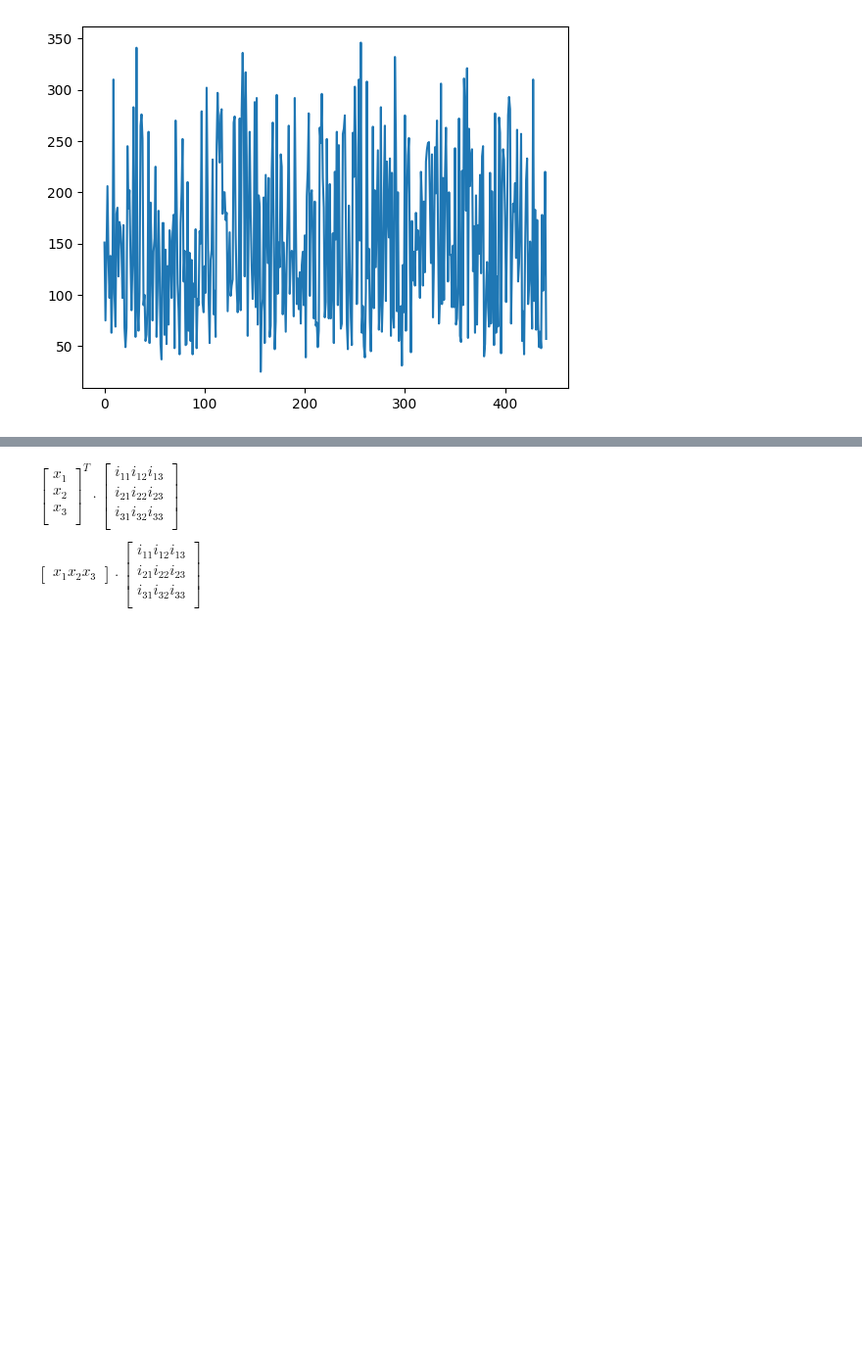
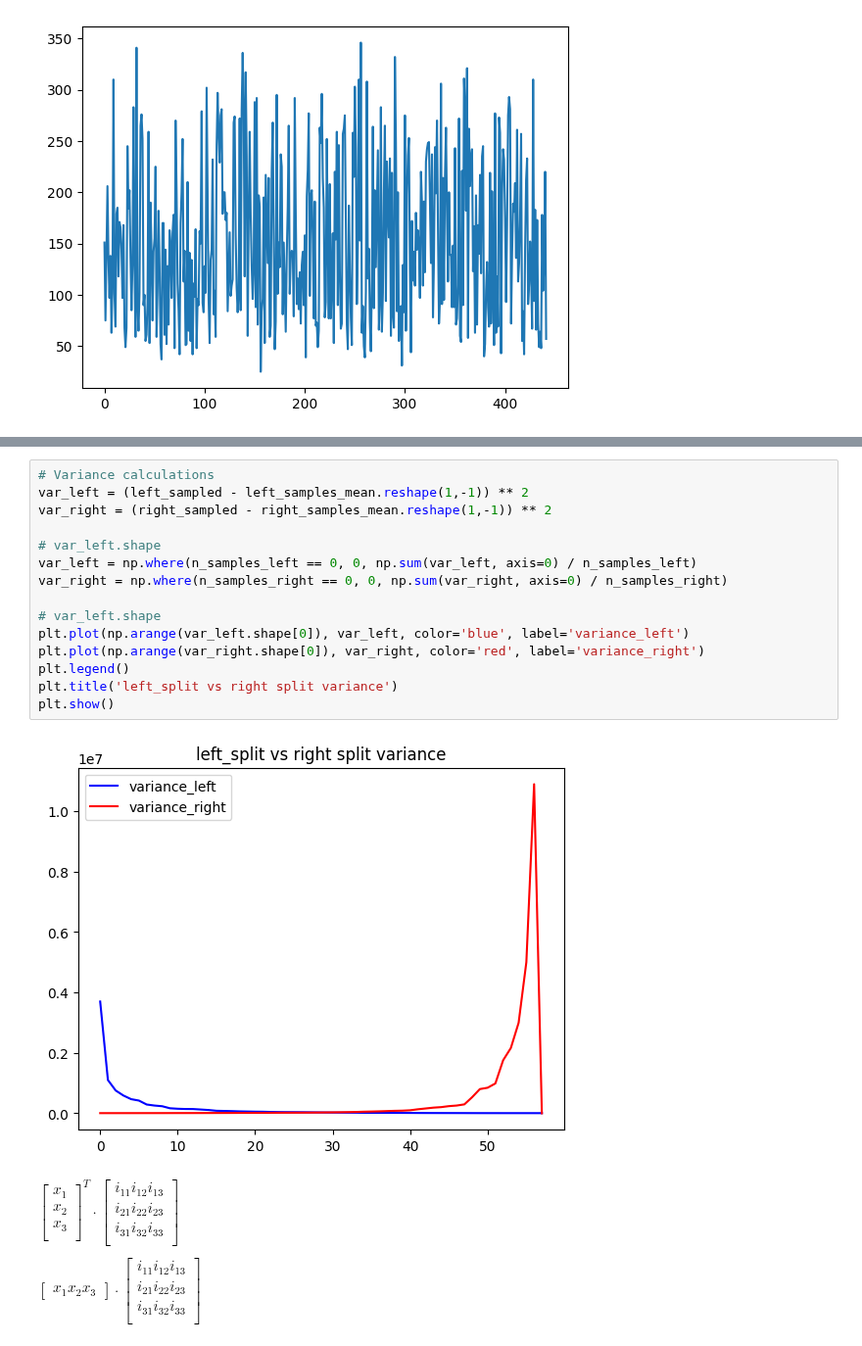
Before and after one commit to jumzzz/prob-ml, a Jupyter notebook: ch18/decision_trees/implementation/01-impl-split-sampler.ipynb, the cells around one changed output, grey strips where cells are left out. Shown at 98% size. Cells and saved outputs as stored; diff of their text form; blank space fills up the shorter version.

Commit message:
vectorized variance calculations

```diff
--- a/ch18/decision_trees/implementation/01-impl-split-sampler.ipynb
+++ b/ch18/decision_trees/implementation/01-impl-split-sampler.ipynb
@@ -104,6 +81,23 @@ plt.show()
 [figure]
 [figure]
 [figure]
+# %%
+# Variance calculations
+var_left = (left_sampled - left_samples_mean.reshape(1,-1)) ** 2
+var_right = (right_sampled - right_samples_mean.reshape(1,-1)) ** 2
+
+# var_left.shape
+var_left = np.where(n_samples_left == 0, 0, np.sum(var_left, axis=0) / n_samples_left)
+var_right = np.where(n_samples_right == 0, 0, np.sum(var_right, axis=0) / n_samples_right)
+
+# var_left.shape
+plt.plot(np.arange(var_left.shape[0]), var_left, color='blue', label='variance_left')
+plt.plot(np.arange(var_right.shape[0]), var_right, color='red', label='variance_right')
+plt.legend()
+plt.title('left_split vs right split variance')
+plt.show()
+# %% [output]
+[figure, added]
 # %% [markdown]
 $
 \begin{bmatrix}
```
Also changed, not shown: parts of 2 cells of this notebook.
